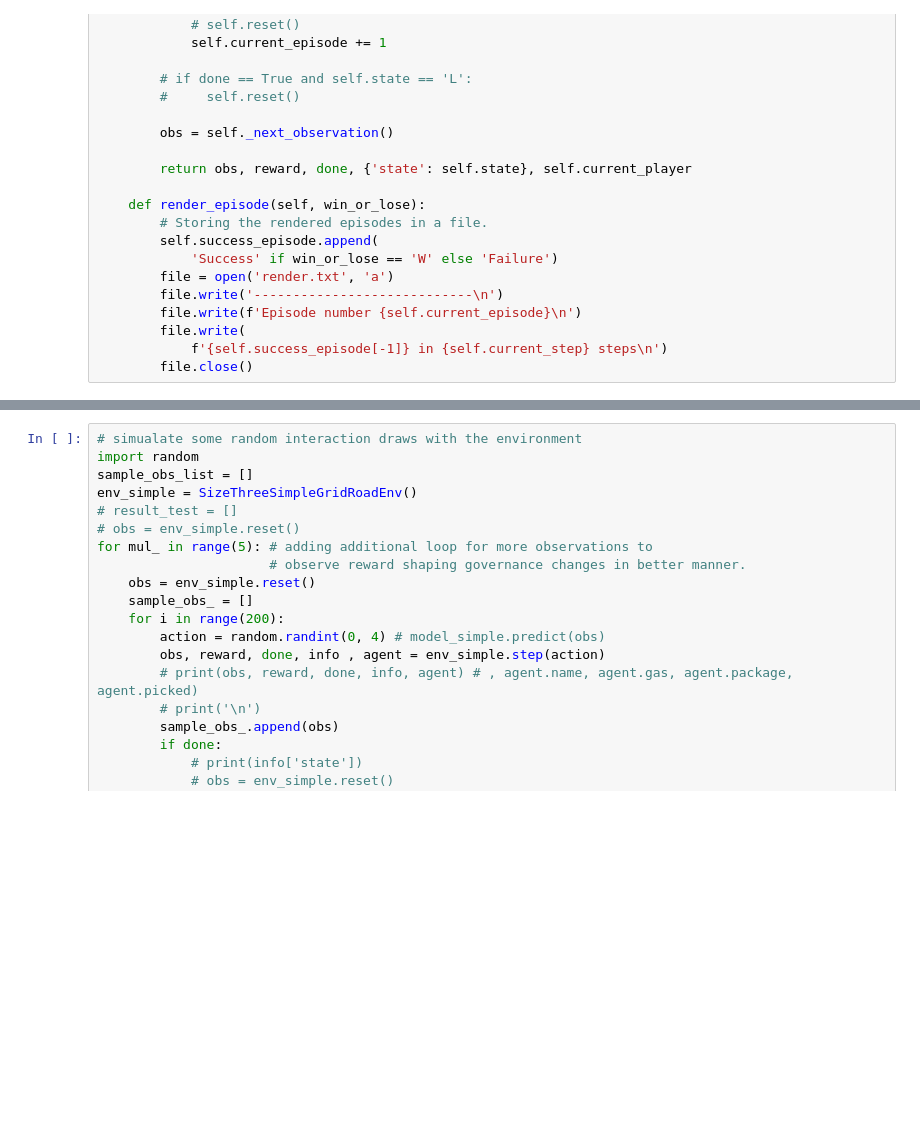
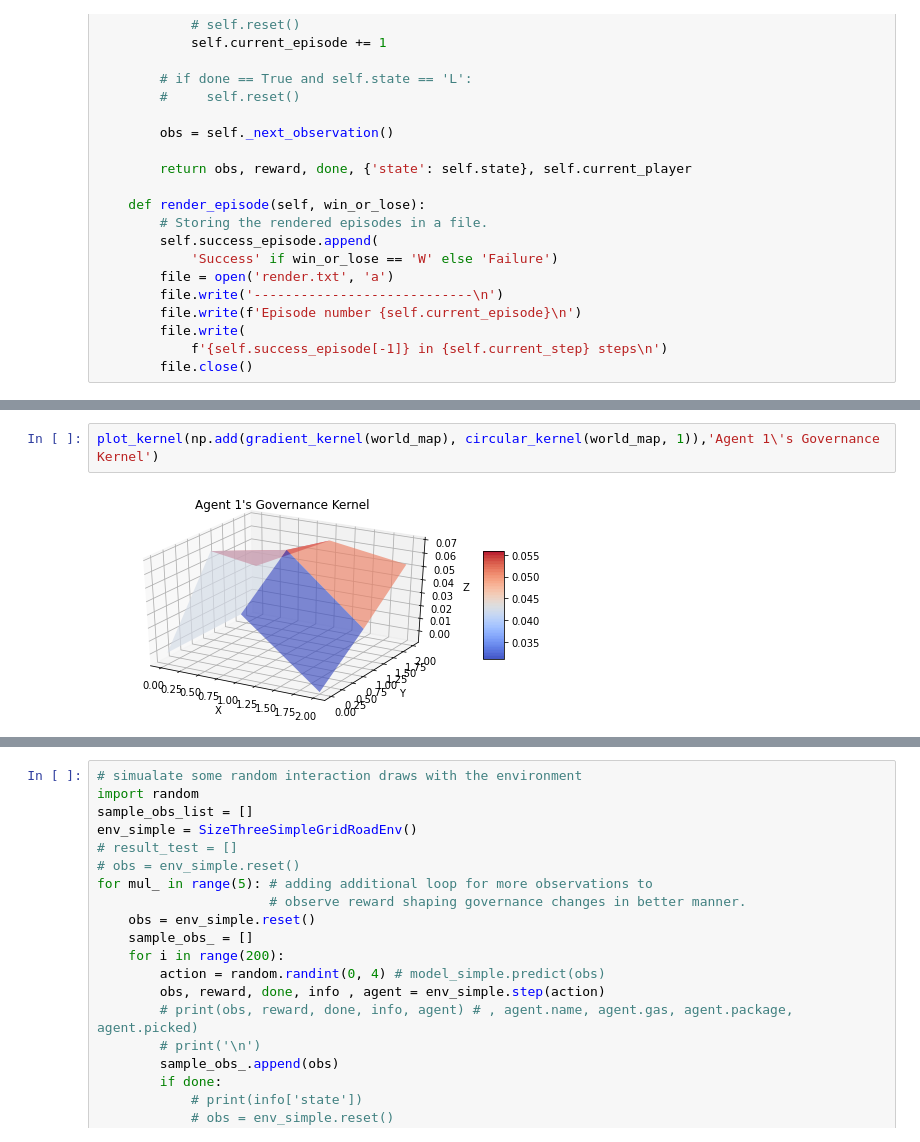
Before and after one commit to ashishrana160796/analyzing-cooperative-marls, a Jupyter notebook: prototyping_notebooks/stablebaselines_SizeThreeGridRoadEnv_governance_experiment.ipynb, the cells around one changed output, grey strips where cells are left out. Cells and saved outputs as stored; diff of their text form; blank space fills up the shorter version.

```diff
--- a/prototyping_notebooks/stablebaselines_SizeThreeGridRoadEnv_governance_experiment.ipynb
+++ b/prototyping_notebooks/stablebaselines_SizeThreeGridRoadEnv_governance_experiment.ipynb
@@ -409,0 +439,4 @@ print(np.add(gradient_kernel(world_map), circular_kernel(world_map, 2)))
+# %%
+plot_kernel(np.add(gradient_kernel(world_map), circular_kernel(world_map, 1)),'Agent 1\'s Governance Kernel')
+# %% [output]
+[figure, added]
```
Also changed, not shown: parts of 7 cells of this notebook.
